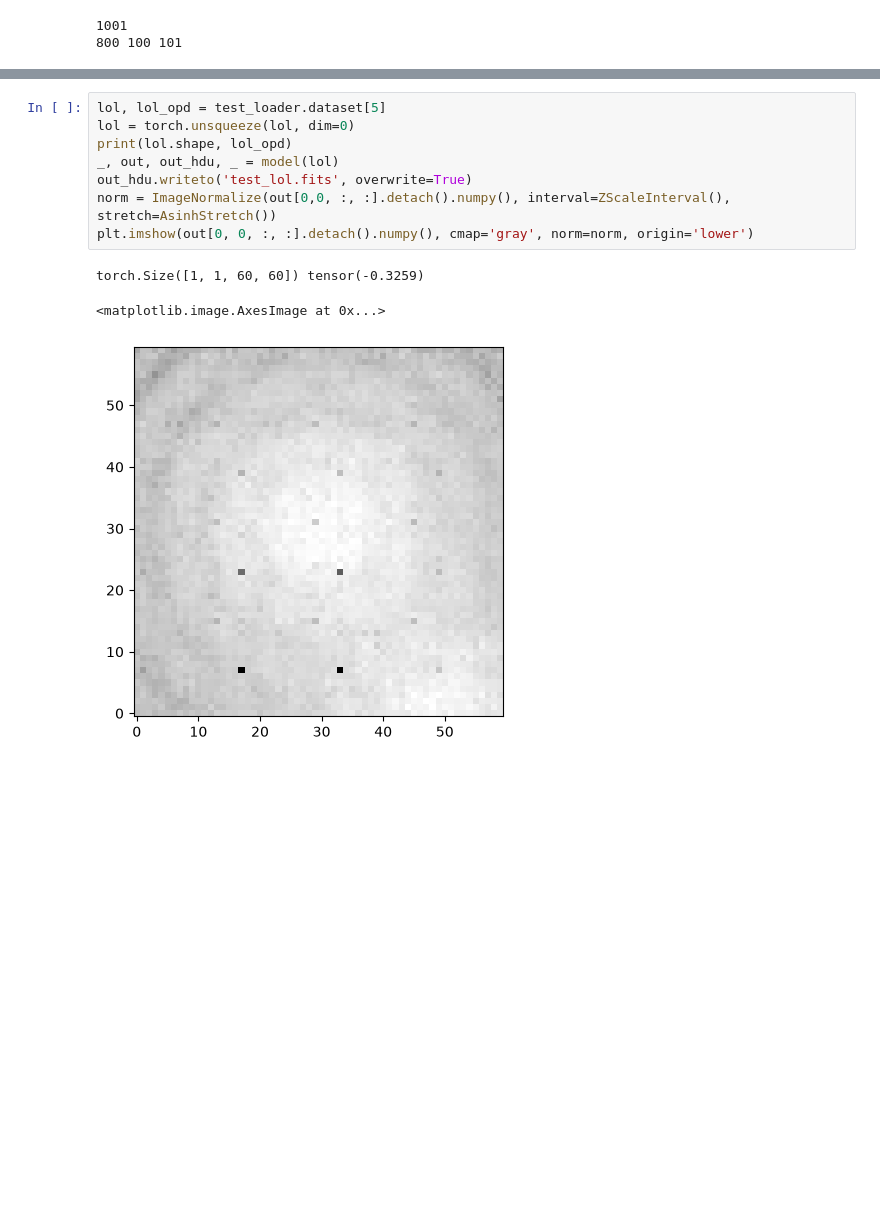
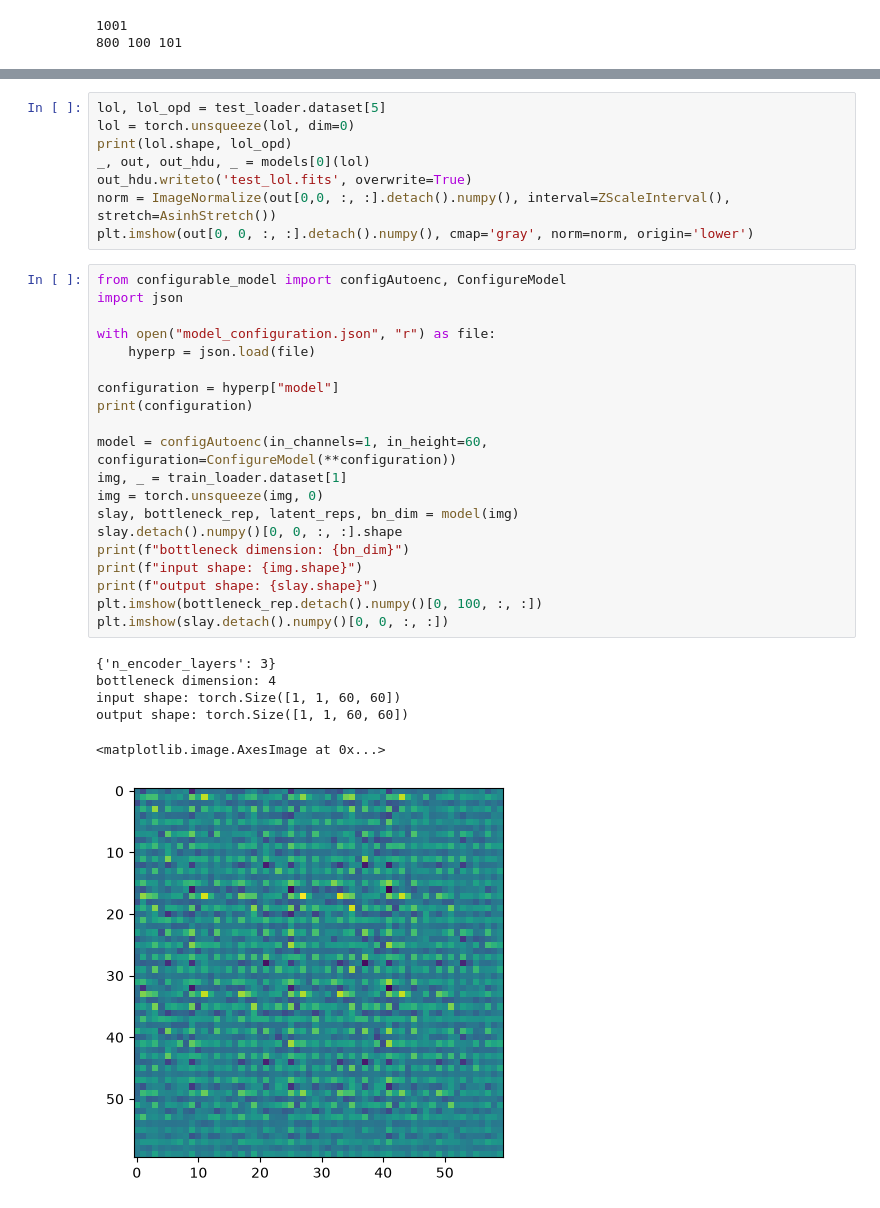
Before and after one commit to elenafolch/MSc-semester-project, a Jupyter notebook: autoencoder.ipynb, the cells around one changed output, grey strips where cells are left out. Drawn from its saved outputs; the diff is of its cells as text; blank space fills up the shorter version.

```diff
--- a/autoencoder.ipynb
+++ b/autoencoder.ipynb
@@ -239,11 +223,34 @@ plt.imshow(out[0, 0, :, :].detach().numpy(), cmap='gray', norm=norm, origin='low
 lol, lol_opd = test_loader.dataset[5]
 lol = torch.unsqueeze(lol, dim=0)
 print(lol.shape, lol_opd)
-_, out, out_hdu, _ = model(lol)
+_, out, out_hdu, _ = models[0](lol)
 out_hdu.writeto('test_lol.fits', overwrite=True)
 norm = ImageNormalize(out[0,0, :, :].detach().numpy(), interval=ZScaleInterval(), stretch=AsinhStretch())
 plt.imshow(out[0, 0, :, :].detach().numpy(), cmap='gray', norm=norm, origin='lower')
-# %% [output]
-torch.Size([1, 1, 60, 60]) tensor(-0.3259)
-<matplotlib.image.AxesImage at 0x...>
-[figure, removed]
+# %%
+from configurable_model import configAutoenc, ConfigureModel
+import json
+
+with open("model_configuration.json", "r") as file:
+    hyperp = json.load(file)
+
+configuration = hyperp["model"]
+print(configuration)
+
+model = configAutoenc(in_channels=1, in_height=60, configuration=ConfigureModel(**configuration))
+img, _ = train_loader.dataset[1]
+img = torch.unsqueeze(img, 0)
+slay, bottleneck_rep, latent_reps, bn_dim = model(img)
+slay.detach().numpy()[0, 0, :, :].shape
+print(f"bottleneck dimension: {bn_dim}")
+print(f"input shape: {img.shape}")
+print(f"output shape: {slay.shape}")
+plt.imshow(bottleneck_rep.detach().numpy()[0, 100, :, :])
+plt.imshow(slay.detach().numpy()[0, 0, :, :])
+# %% [output]
+{'n_encoder_layers': 3}
+bottleneck dimension: 4
+input shape: torch.Size([1, 1, 60, 60])
+output shape: torch.Size([1, 1, 60, 60])
+<matplotlib.image.AxesImage at 0x...>
+[figure, added]
```
Also changed, not shown: parts of 9 cells of this notebook, 6 other files.
